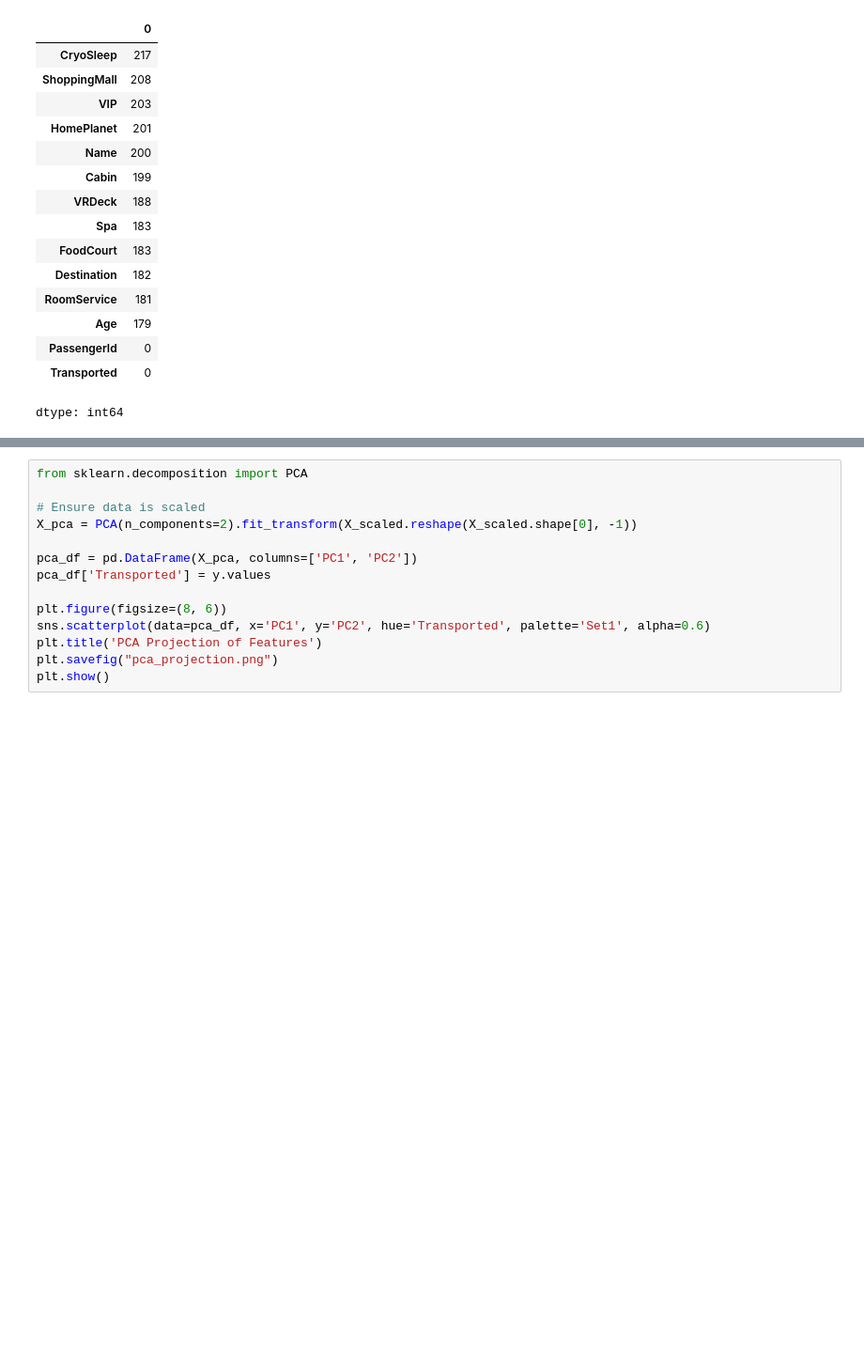
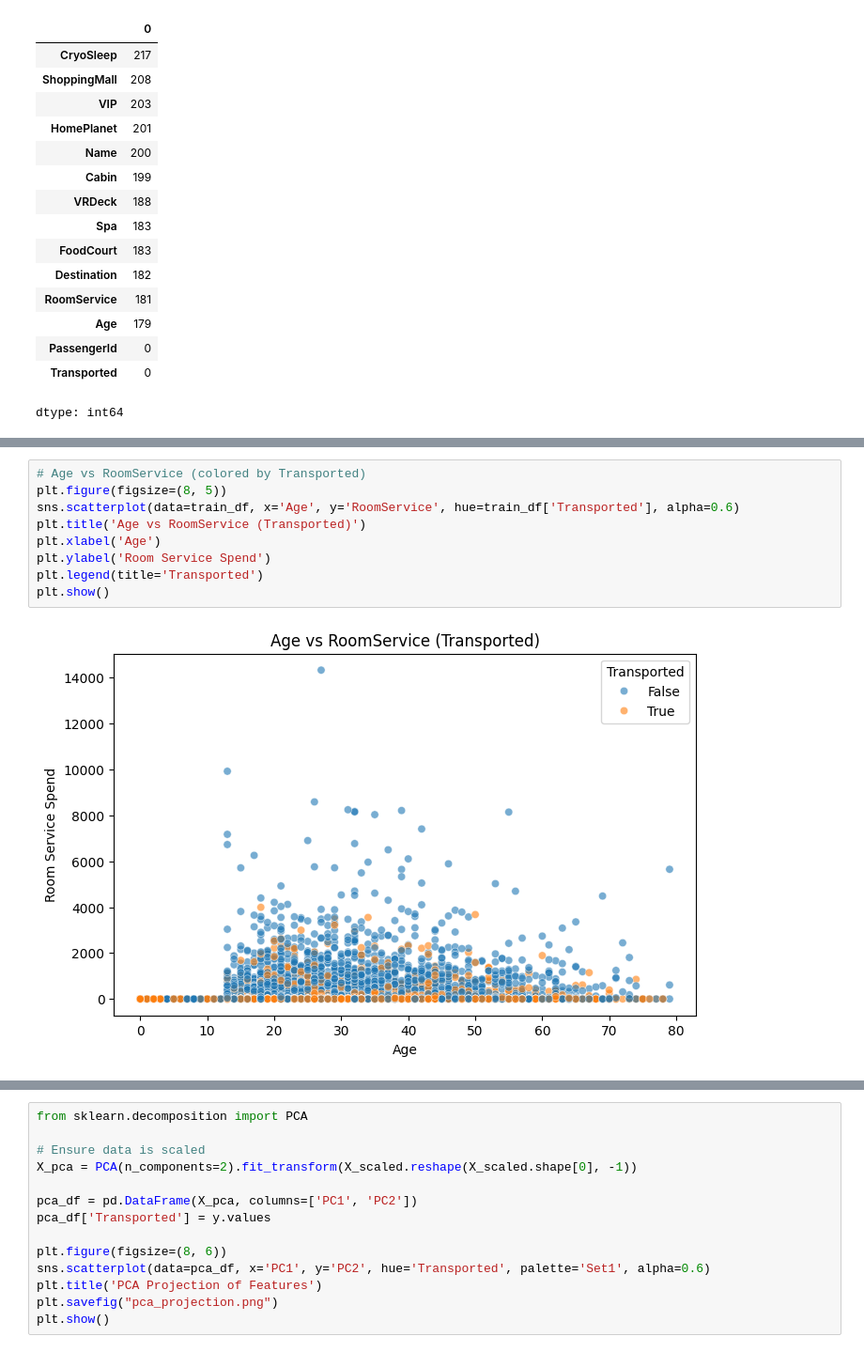
Before and after one commit to Kaggle-challange-group8/Titanic_space_ship_group_8, a Jupyter notebook: Kaggle_challange_group8.ipynb, the cells around one changed output, grey strips where cells are left out. Shown at 94% size. Drawn from its saved outputs; the diff is of its cells as text; blank space fills up the shorter version.

```diff
--- a/Kaggle_challange_group8.ipynb
+++ b/Kaggle_challange_group8.ipynb
@@ -414,0 +181,11 @@ weighted avg       0.79      0.79      0.79      1739
+# %%
+# Age vs RoomService (colored by Transported)
+plt.figure(figsize=(8, 5))
+sns.scatterplot(data=train_df, x='Age', y='RoomService', hue=train_df['Transported'], alpha=0.6)
+plt.title('Age vs RoomService (Transported)')
+plt.xlabel('Age')
+plt.ylabel('Room Service Spend')
+plt.legend(title='Transported')
+plt.show()
+# %% [output]
+[figure, added]
```
Also changed, not shown: parts of 23 cells of this notebook.
